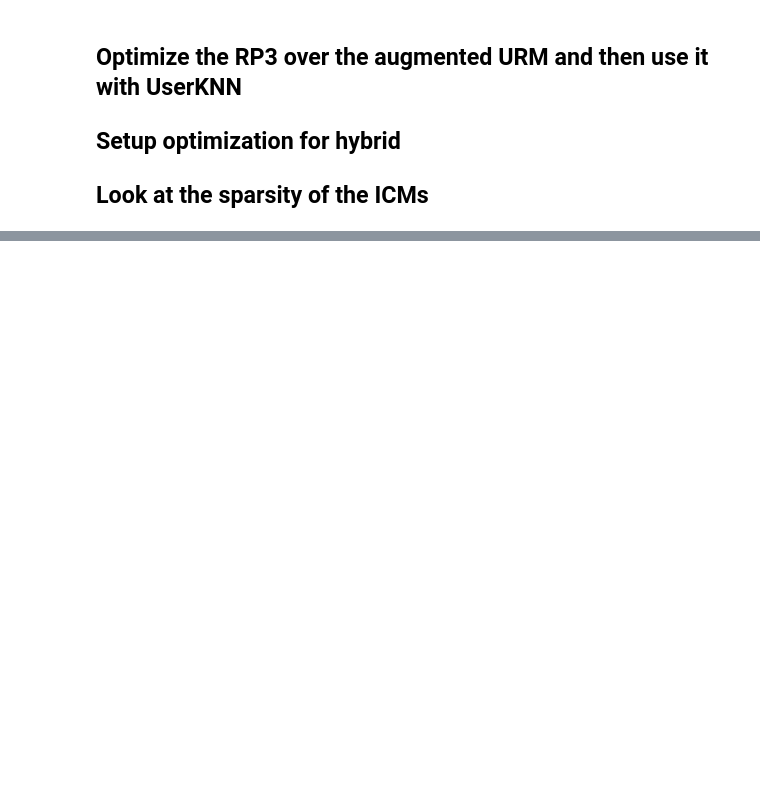
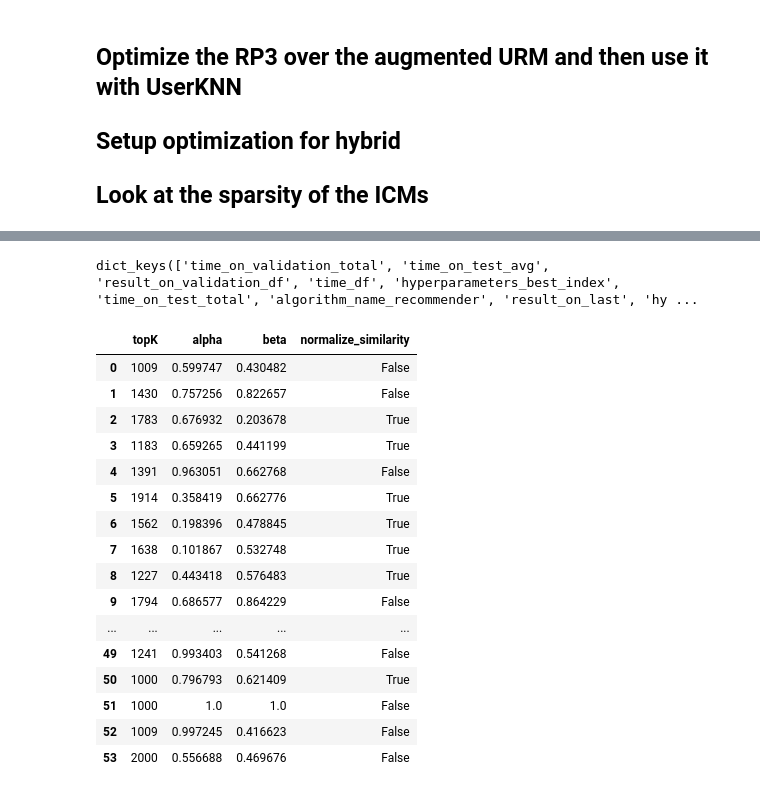
Before and after one commit to AlessioBray/Recommender-Systems-course-challenge, a Jupyter notebook: Hybrid_RP3beta_UserKNN.ipynb, the cells around one changed output, grey strips where cells are left out. Saved outputs shown, nothing was run; the diff lists cells and outputs as text; code cells hidden in the pictures; blank space fills up the shorter version.

```diff
--- a/Hybrid_RP3beta_UserKNN.ipynb
+++ b/Hybrid_RP3beta_UserKNN.ipynb
@@ -76,0 +164,30 @@ test_UserID_array = load_test_user_array()
+# %%
+from Recommenders.DataIO import DataIO
+
+data_loader = DataIO(folder_path = output_folder_path)
+search_metadata = data_loader.load_data(RP3betaRecommender.RECOMMENDER_NAME + "_metadata.zip")
+
+search_metadata.keys()
+# %% [output]
+dict_keys(['time_on_validation_total', 'time_on_test_avg', 'result_on_validation_df', 'time_df', 'hyperparameters_best_index', 'time_on_test_total', 'algorithm_name_recommender', 'result_on_last', 'hy ...
+# %%
+hyperparameters_df = search_metadata["hyperparameters_df"]
+hyperparameters_df.head(54)
+# %% [output]
+|  | topK | alpha | beta | normalize_similarity |
+| 0 | 1009 | 0.599747 | 0.430482 | False |
+| 1 | 1430 | 0.757256 | 0.822657 | False |
+| 2 | 1783 | 0.676932 | 0.203678 | True |
+| 3 | 1183 | 0.659265 | 0.441199 | True |
+| 4 | 1391 | 0.963051 | 0.662768 | False |
+| 5 | 1914 | 0.358419 | 0.662776 | True |
+| 6 | 1562 | 0.198396 | 0.478845 | True |
+| 7 | 1638 | 0.101867 | 0.532748 | True |
+| 8 | 1227 | 0.443418 | 0.576483 | True |
+| 9 | 1794 | 0.686577 | 0.864229 | False |
+| ... | ... | ... | ... | ... |
+| 49 | 1241 | 0.993403 | 0.541268 | False |
+| 50 | 1000 | 0.796793 | 0.621409 | True |
+| 51 | 1000 | 1.0 | 1.0 | False |
+| 52 | 1009 | 0.997245 | 0.416623 | False |
+| 53 | 2000 | 0.556688 | 0.469676 | False |
```
Also changed, not shown: parts of 23 cells of this notebook, 3 other files.
